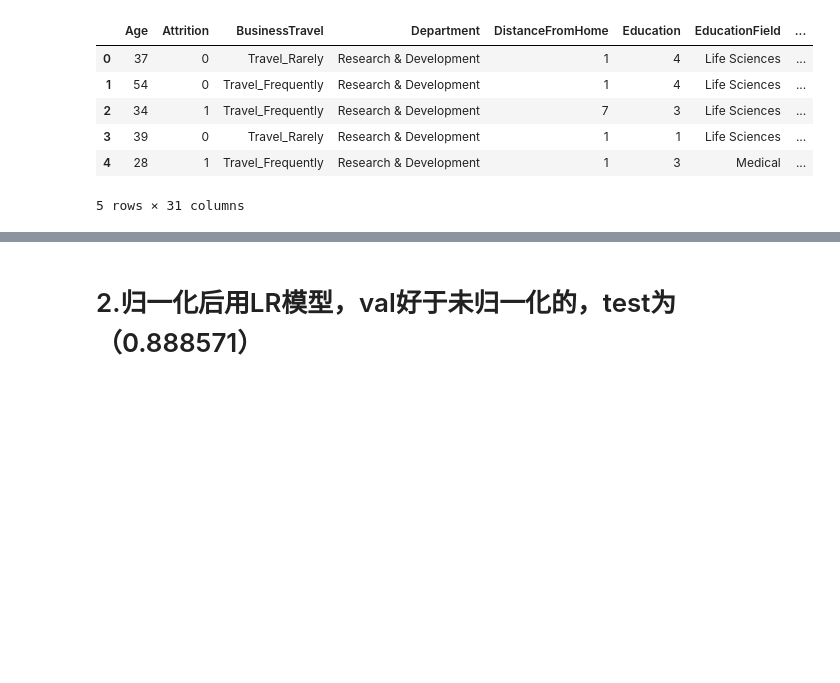
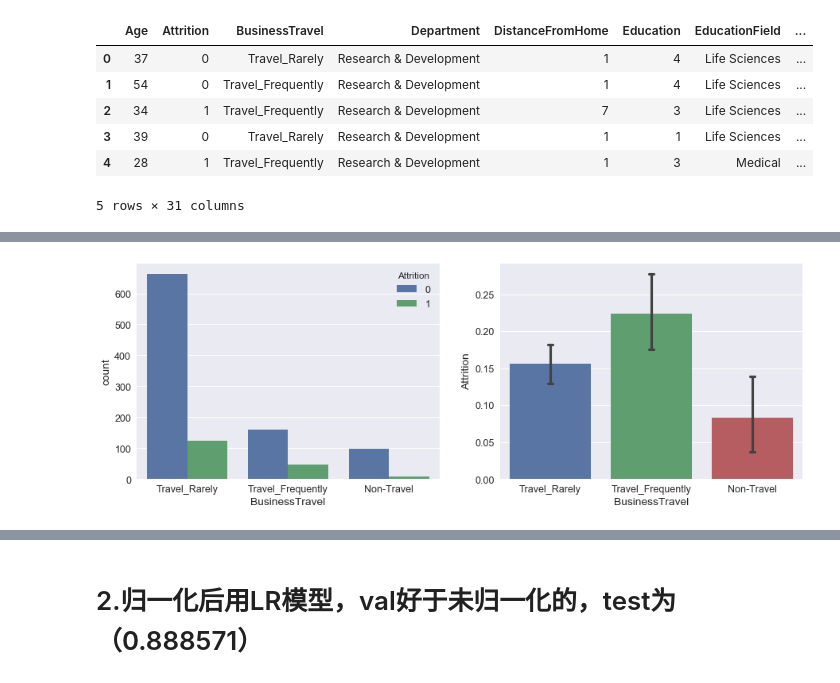
Before and after one commit to dreamingfish2011/ml_dl, a Jupyter notebook: ml/classify/quit/quit.ipynb, the cells around one changed output, grey strips where cells are left out. Cells and saved outputs as stored; diff of their text form; code cells hidden in the pictures; blank space fills up the shorter version.

```diff
--- a/ml/classify/quit/quit.ipynb
+++ b/ml/classify/quit/quit.ipynb
@@ -25,0 +67,8 @@ train_data[['Over18','OverTime','Gender']][1:5]
+# %%
+fig, (ax1, ax2) = plt.subplots(1,2, figsize=(15,5))
+sns.countplot(x='BusinessTravel',hue='Attrition',data=train_data, ax=ax1)
+sns.barplot(x='BusinessTravel',y='Attrition',data=train_data,capsize=.05,ax=ax2)
+#显示BusinessTravel各个类型的离职率
+plt.show()
+# %% [output]
+[figure, added]
```
Also changed, not shown: parts of 49 cells of this notebook.
